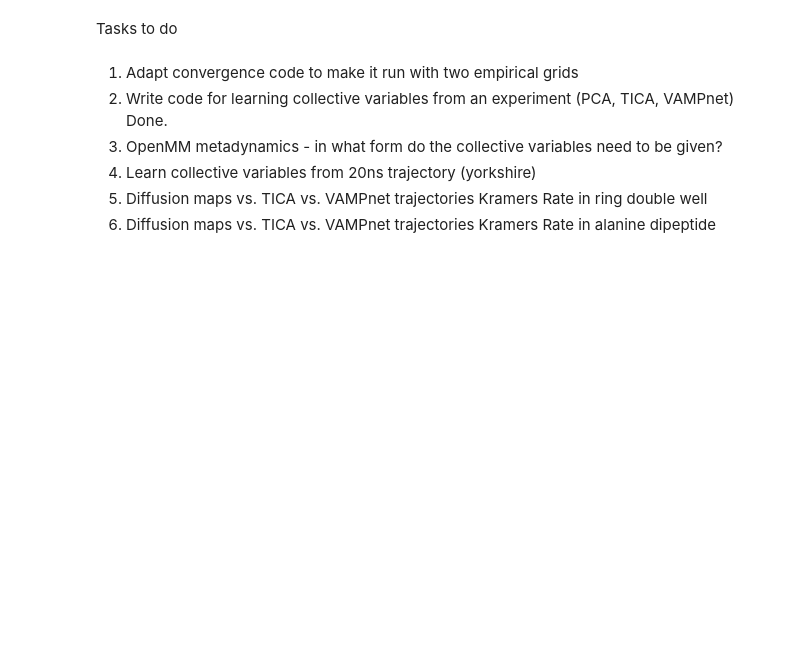
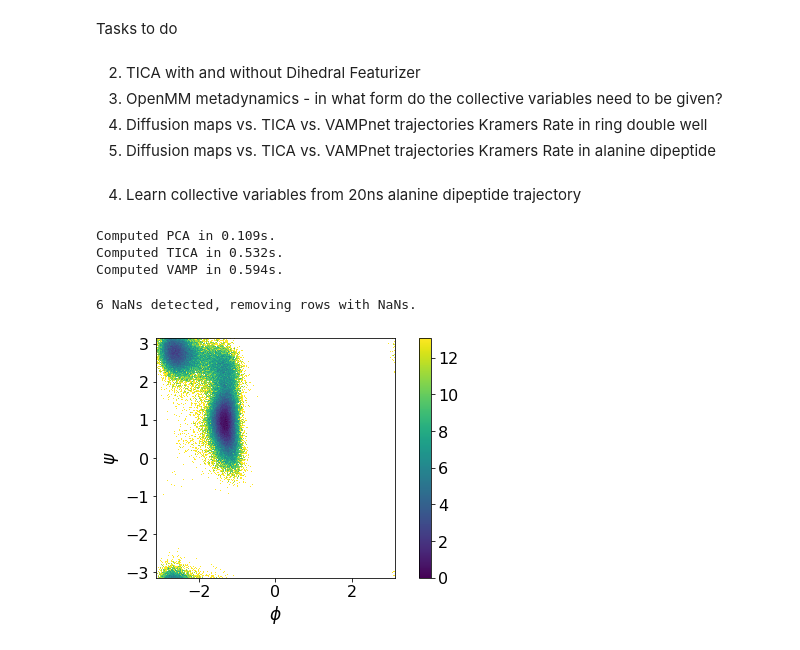
Before and after one commit to dominicp6/mdfeature, a Jupyter notebook: notebooks/ComparingCollectiveVariableMethods.ipynb, the cells around one changed output. Saved outputs shown, nothing was run; the diff lists cells and outputs as text; code cells hidden in the pictures; blank space fills up the shorter version.

Commit message:
Experiments class second commit.

```diff
--- a/notebooks/ComparingCollectiveVariableMethods.ipynb
+++ b/notebooks/ComparingCollectiveVariableMethods.ipynb
@@ -73,9 +155,39 @@ class Experiment:
 # %% [markdown]
 Tasks to do
-# %% [markdown]
-1) Adapt convergence code to make it run with two empirical grids
-2) Write code for learning collective variables from an experiment (PCA, TICA, VAMPnet) Done.
-3) OpenMM metadynamics - in what form do the collective variables need to be given?
-4) Learn collective variables from 20ns trajectory (yorkshire)
-5) Diffusion maps vs. TICA vs. VAMPnet trajectories Kramers Rate in ring double well
-6) Diffusion maps vs. TICA vs. VAMPnet trajectories Kramers Rate in alanine dipeptide
+# %% [markdown]
+2) TICA with and without Dihedral Featurizer
+3) OpenMM metadynamics - in what form do the collective variables need to be given?
+5) Diffusion maps vs. TICA vs. VAMPnet trajectories Kramers Rate in ring double well
+6) Diffusion maps vs. TICA vs. VAMPnet trajectories Kramers Rate in alanine dipeptide
+# %% [markdown]
+4) Learn collective variables from 20ns alanine dipeptide trajectory
+# %%
+pdb_file = '../data/alanine.pdb'
+trajectory = '../data/outputs/alanine_20ns/trajectory.dcd'
+dihedral_pickle_file = '../data/outputs/alanine_20ns/alanine_20ns_dihedral_traj.pickle'
+temperature = 300
+duration = "20ns"
+savefreq = "0.1ps"
+stepsize = "2fs"
+alanine_exp_20ns = Experiment(pdb=pdb_file,
+                              trajectory = trajectory,
+                              dihedral_pickle_file = dihedral_pickle_file,
+                              temperature = temperature,
+                              duration = duration,
+                              savefreq = savefreq,
+                              stepsize = stepsize
+                              )
+# %%
+alanine_exp_20ns.compute_PCA(dim = 3, stride=1)
+alanine_exp_20ns.compute_TICA(dim = 3, lag=1, stride=1)
+alanine_exp_20ns.compute_VAMP(dim = 3, lag=1, stride=1)
+alanine_exp_20ns.compute_DMAP(stride=10)
+# %% [output]
+Computed PCA in 0.109s.
+Computed TICA in 0.532s.
+Computed VAMP in 0.594s.
+# %%
+alanine_exp_20ns.ramachandran_plot(rotate=True, bins=300)
+# %% [output]
+6 NaNs detected, removing rows with NaNs.
+[figure, added]
```
Also changed, not shown: parts of 6 cells of this notebook, 4 other files.
